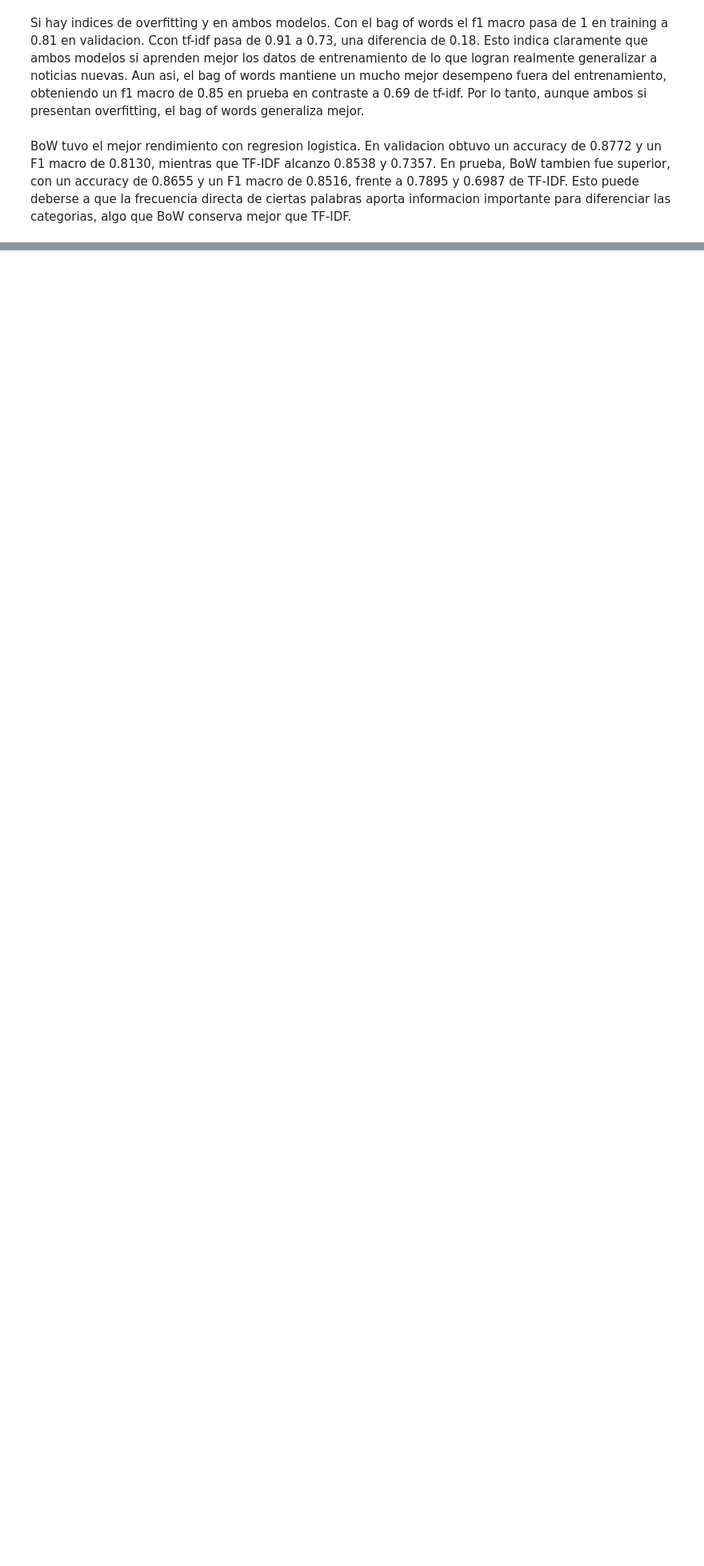
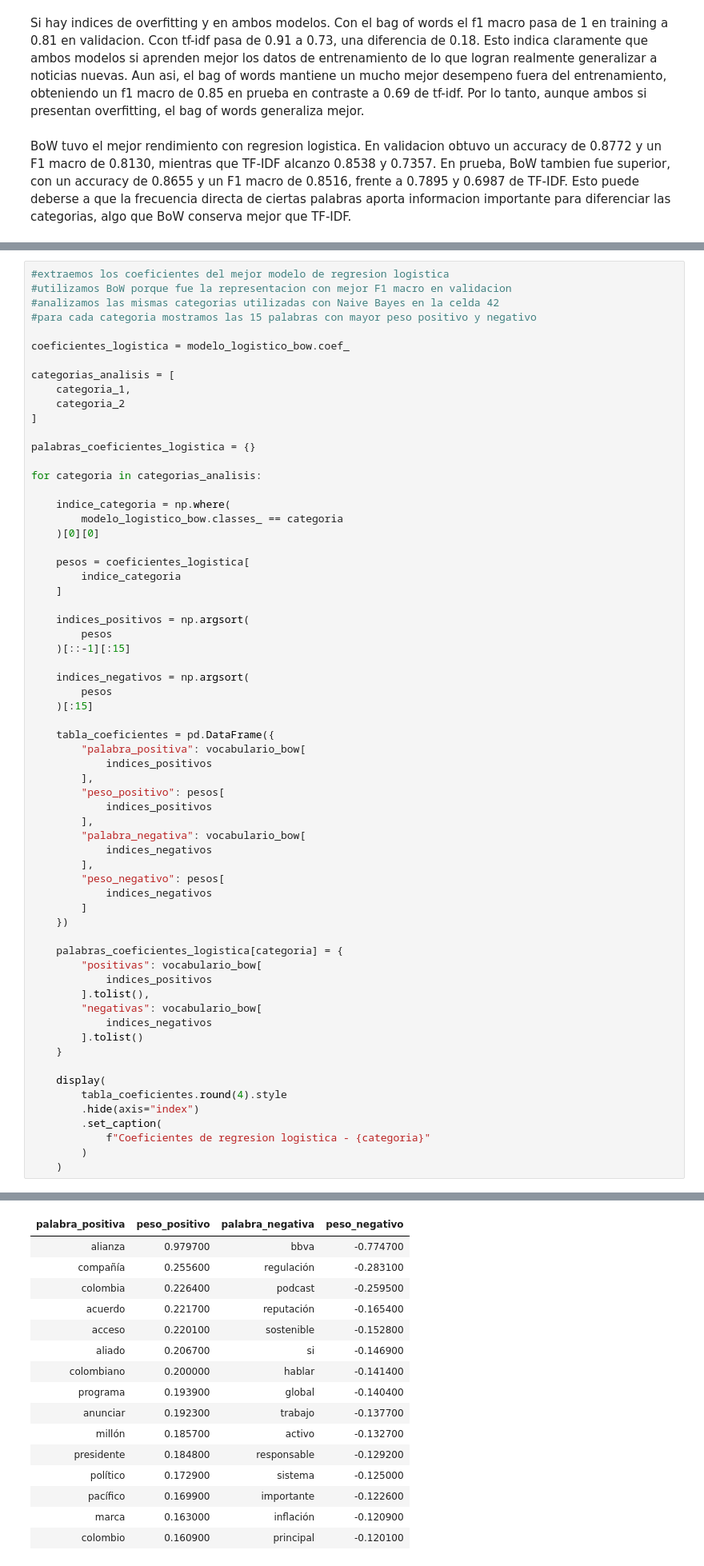
Before and after one commit to JuanDi37/Laboratorio-4-NLP, a Jupyter notebook: Laboratorio#4 NLP.ipynb, the cells around one changed output, grey strips where cells are left out. Shown at 80% size. Cells and saved outputs as stored; diff of their text form; blank space fills up the shorter version.

```diff
--- a/Laboratorio#4 NLP.ipynb
+++ b/Laboratorio#4 NLP.ipynb
@@ -1989,0 +1992,65 @@ BoW tuvo el mejor rendimiento con regresion logistica. En validacion obtuvo un a
+# %%
+#extraemos los coeficientes del mejor modelo de regresion logistica
+#utilizamos BoW porque fue la representacion con mejor F1 macro en validacion
+#analizamos las mismas categorias utilizadas con Naive Bayes en la celda 42
+#para cada categoria mostramos las 15 palabras con mayor peso positivo y negativo
+
+coeficientes_logistica = modelo_logistico_bow.coef_
+
+categorias_analisis = [
+    categoria_1,
+    categoria_2
+]
+
+palabras_coeficientes_logistica = {}
+
+for categoria in categorias_analisis:
+
+    indice_categoria = np.where(
+        modelo_logistico_bow.classes_ == categoria
+    )[0][0]
+
+    pesos = coeficientes_logistica[
+        indice_categoria
+    ]
+
+    indices_positivos = np.argsort(
+        pesos
+    )[::-1][:15]
+
+    indices_negativos = np.argsort(
+        pesos
+    )[:15]
+
+    tabla_coeficientes = pd.DataFrame({
+        "palabra_positiva": vocabulario_bow[
+            indices_positivos
+        ],
+        "peso_positivo": pesos[
+            indices_positivos
+        ],
+        "palabra_negativa": vocabulario_bow[
+            indices_negativos
+        ],
+        "peso_negativo": pesos[
+            indices_negativos
+        ]
+    })
+
+    palabras_coeficientes_logistica[categoria] = {
+        "positivas": vocabulario_bow[
+            indices_positivos
+        ].tolist(),
+        "negativas": vocabulario_bow[
+            indices_negativos
+        ].tolist()
+    }
+
+    display(
+        tabla_coeficientes.round(4).style
+        .hide(axis="index")
+        .set_caption(
+            f"Coeficientes de regresion logistica - {categoria}"
+        )
+    )
+# %% [output]
@@ -1989,0 +2058,16 @@ BoW tuvo el mejor rendimiento con regresion logistica. En validacion obtuvo un a
+| palabra_positiva | peso_positivo | palabra_negativa | peso_negativo |
+| alianza | 0.979700 | bbva | -0.774700 |
+| compañía | 0.255600 | regulación | -0.283100 |
+| colombia | 0.226400 | podcast | -0.259500 |
+| acuerdo | 0.221700 | reputación | -0.165400 |
+| acceso | 0.220100 | sostenible | -0.152800 |
+| aliado | 0.206700 | si | -0.146900 |
+| colombiano | 0.200000 | hablar | -0.141400 |
+| programa | 0.193900 | global | -0.140400 |
+| anunciar | 0.192300 | trabajo | -0.137700 |
+| millón | 0.185700 | activo | -0.132700 |
+| presidente | 0.184800 | responsable | -0.129200 |
+| político | 0.172900 | sistema | -0.125000 |
+| pacífico | 0.169900 | importante | -0.122600 |
+| marca | 0.163000 | inflación | -0.120900 |
+| colombio | 0.160900 | principal | -0.120100 |
```
Also changed, not shown: parts of 8 cells of this notebook.
